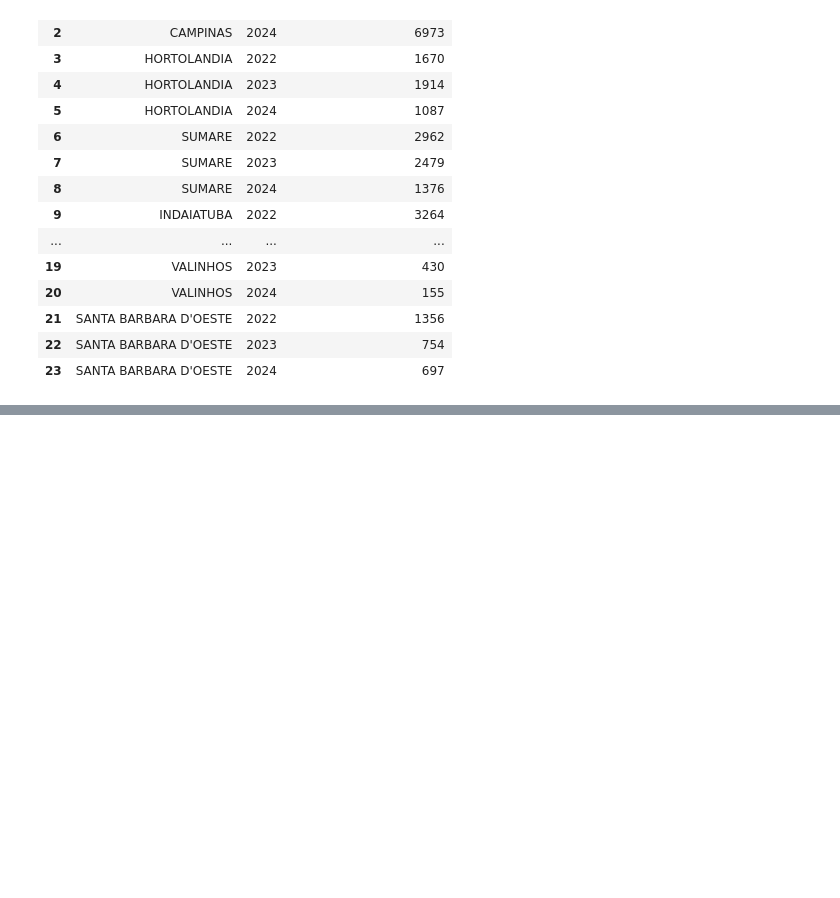
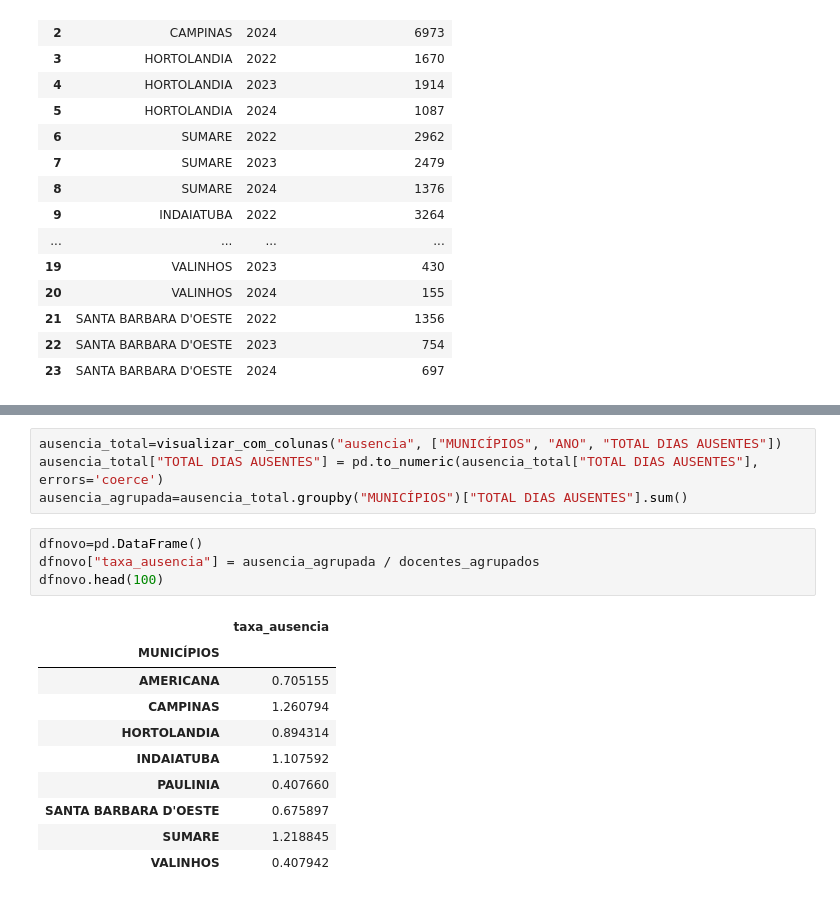
Before and after one commit to leasju/pi_educacao_qualidade, a Jupyter notebook: Notebooks/PI_ANÁLISE.ipynb, the cells around one changed output, grey strips where cells are left out. Drawn from its saved outputs; the diff is of its cells as text; blank space fills up the shorter version.

```diff
--- a/Notebooks/PI_ANÁLISE.ipynb
+++ b/Notebooks/PI_ANÁLISE.ipynb
@@ -287,0 +287,19 @@ visualizar_com_colunas("ausencia", ["MUNICÍPIOS", "ANO", "TOTAL DIAS AUSENTES"]
+# %%
+ausencia_total=visualizar_com_colunas("ausencia", ["MUNICÍPIOS", "ANO", "TOTAL DIAS AUSENTES"])
+ausencia_total["TOTAL DIAS AUSENTES"] = pd.to_numeric(ausencia_total["TOTAL DIAS AUSENTES"], errors='coerce')
+ausencia_agrupada=ausencia_total.groupby("MUNICÍPIOS")["TOTAL DIAS AUSENTES"].sum()
+# %%
+dfnovo=pd.DataFrame()
+dfnovo["taxa_ausencia"] = ausencia_agrupada / docentes_agrupados
+dfnovo.head(100)
+# %% [output]
+|  | taxa_ausencia |
+| MUNICÍPIOS |  |
+| AMERICANA | 0.705155 |
+| CAMPINAS | 1.260794 |
+| HORTOLANDIA | 0.894314 |
+| INDAIATUBA | 1.107592 |
+| PAULINIA | 0.407660 |
+| SANTA BARBARA D'OESTE | 0.675897 |
+| SUMARE | 1.218845 |
+| VALINHOS | 0.407942 |
```
Also changed, not shown: parts of 12 cells of this notebook.
